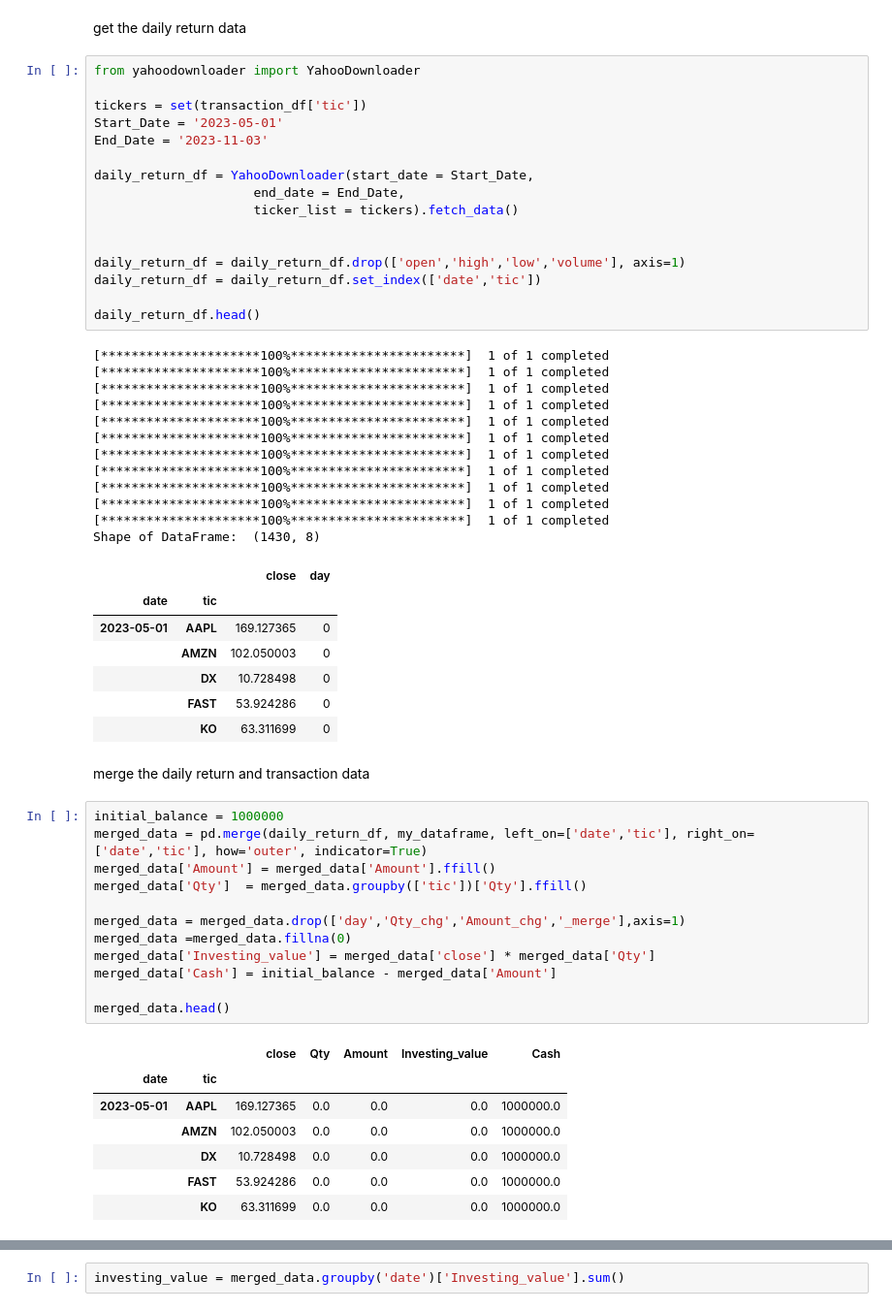
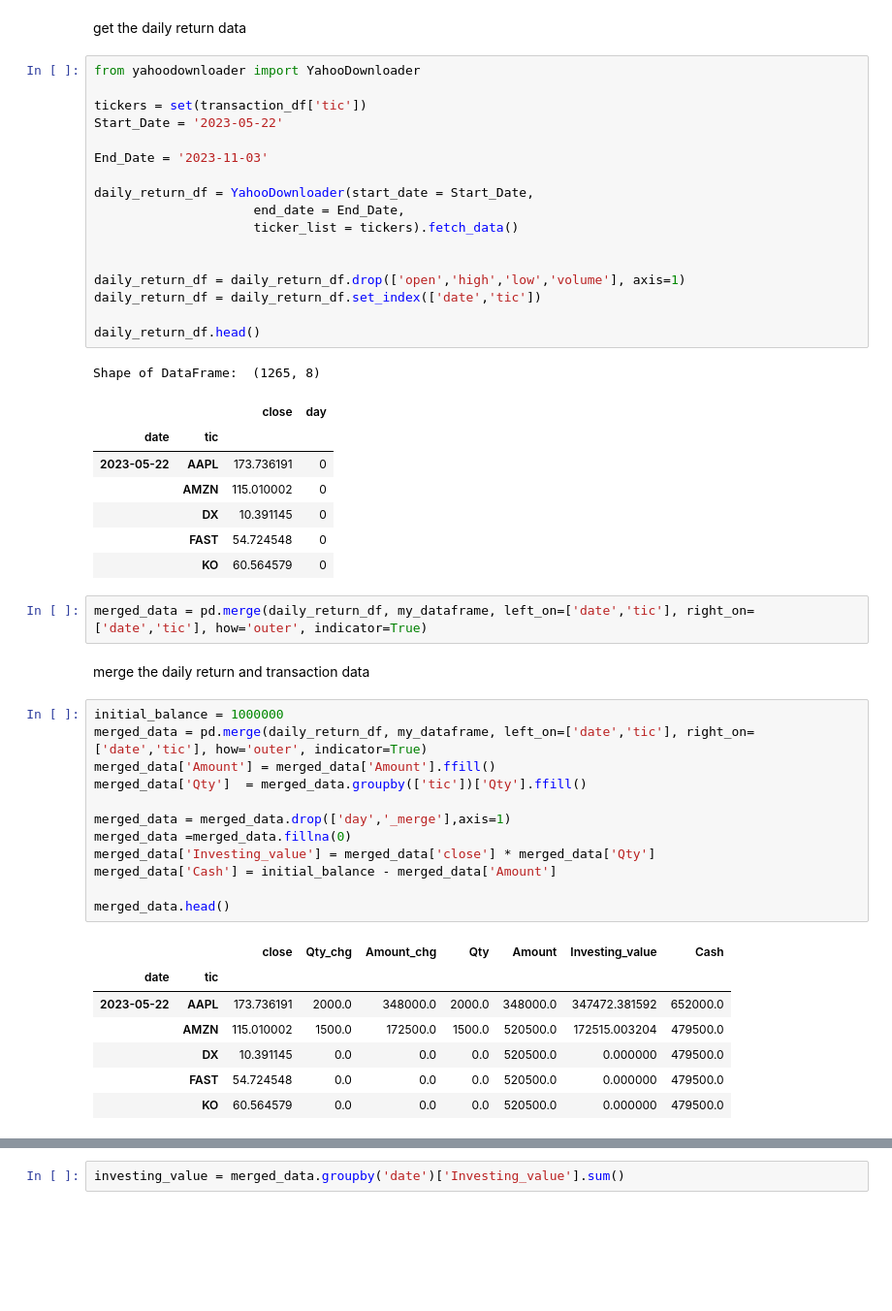
Before and after one commit to bill95196/portfolio_backend, a Jupyter notebook: task1.ipynb, the cells around one changed output, grey strips where cells are left out. Shown: that part at 97% size. Cells and saved outputs as stored; diff of their text form; blank space fills up the shorter version.

```diff
--- a/task1.ipynb
+++ b/task1.ipynb
@@ -46,7 +36,8 @@ get the daily return data
 from yahoodownloader import YahooDownloader
 
 tickers = set(transaction_df['tic'])
-Start_Date = '2023-05-01'
+Start_Date = '2023-05-22'
+
 End_Date = '2023-11-03'
 
 daily_return_df = YahooDownloader(start_date = Start_Date,
@@ -59,44 +50,35 @@ daily_return_df = daily_return_df.set_index(['date','tic'])
 
 daily_return_df.head()
 # %% [output]
-[*********************100%***********************]  1 of 1 completed
-[*********************100%***********************]  1 of 1 completed
-[*********************100%***********************]  1 of 1 completed
-[*********************100%***********************]  1 of 1 completed
-[*********************100%***********************]  1 of 1 completed
-[*********************100%***********************]  1 of 1 completed
-[*********************100%***********************]  1 of 1 completed
-[*********************100%***********************]  1 of 1 completed
-[*********************100%***********************]  1 of 1 completed
-[*********************100%***********************]  1 of 1 completed
-[*********************100%***********************]  1 of 1 completed
-Shape of DataFrame:  (1430, 8)
+Shape of DataFrame:  (1265, 8)
 |  |  | close | day |
 | date | tic |  |  |
-| 2023-05-01 | AAPL | 169.127365 | 0 |
-|  | AMZN | 102.050003 | 0 |
-|  | DX | 10.728498 | 0 |
-|  | FAST | 53.924286 | 0 |
-|  | KO | 63.311699 | 0 |
+| 2023-05-22 | AAPL | 173.736191 | 0 |
+|  | AMZN | 115.010002 | 0 |
+|  | DX | 10.391145 | 0 |
+|  | FAST | 54.724548 | 0 |
+|  | KO | 60.564579 | 0 |
+# %%
+merged_data = pd.merge(daily_return_df, my_dataframe, left_on=['date','tic'], right_on=['date','tic'], how='outer', indicator=True)
 # %% [markdown]
 merge the daily return and transaction data
 # %%
 initial_balance = 1000000
 merged_data = pd.merge(daily_return_df, my_dataframe, left_on=['date','tic'], right_on=['date','tic'], how='outer', indicator=True)
 merged_data['Amount'] = merged_data['Amount'].ffill()
 merged_data['Qty']  = merged_data.groupby(['tic'])['Qty'].ffill()
 
-merged_data = merged_data.drop(['day','Qty_chg','Amount_chg','_merge'],axis=1)
+merged_data = merged_data.drop(['day','_merge'],axis=1)
 merged_data =merged_data.fillna(0)
 merged_data['Investing_value'] = merged_data['close'] * merged_data['Qty']
 merged_data['Cash'] = initial_balance - merged_data['Amount']
 
 merged_data.head()
 # %% [output]
-|  |  | close | Qty | Amount | Investing_value | Cash |
-| date | tic |  |  |  |  |  |
-| 2023-05-01 | AAPL | 169.127365 | 0.0 | 0.0 | 0.0 | 1000000.0 |
-|  | AMZN | 102.050003 | 0.0 | 0.0 | 0.0 | 1000000.0 |
-|  | DX | 10.728498 | 0.0 | 0.0 | 0.0 | 1000000.0 |
-|  | FAST | 53.924286 | 0.0 | 0.0 | 0.0 | 1000000.0 |
-|  | KO | 63.311699 | 0.0 | 0.0 | 0.0 | 1000000.0 |
+|  |  | close | Qty_chg | Amount_chg | Qty | Amount | Investing_value | Cash |
+| date | tic |  |  |  |  |  |  |  |
+| 2023-05-22 | AAPL | 173.736191 | 2000.0 | 348000.0 | 2000.0 | 348000.0 | 347472.381592 | 652000.0 |
+|  | AMZN | 115.010002 | 1500.0 | 172500.0 | 1500.0 | 520500.0 | 172515.003204 | 479500.0 |
+|  | DX | 10.391145 | 0.0 | 0.0 | 0.0 | 520500.0 | 0.000000 | 479500.0 |
+|  | FAST | 54.724548 | 0.0 | 0.0 | 0.0 | 520500.0 | 0.000000 | 479500.0 |
+|  | KO | 60.564579 | 0.0 | 0.0 | 0.0 | 520500.0 | 0.000000 | 479500.0 |
```
Also changed, not shown: parts of 11 cells of this notebook, 4 other files.
